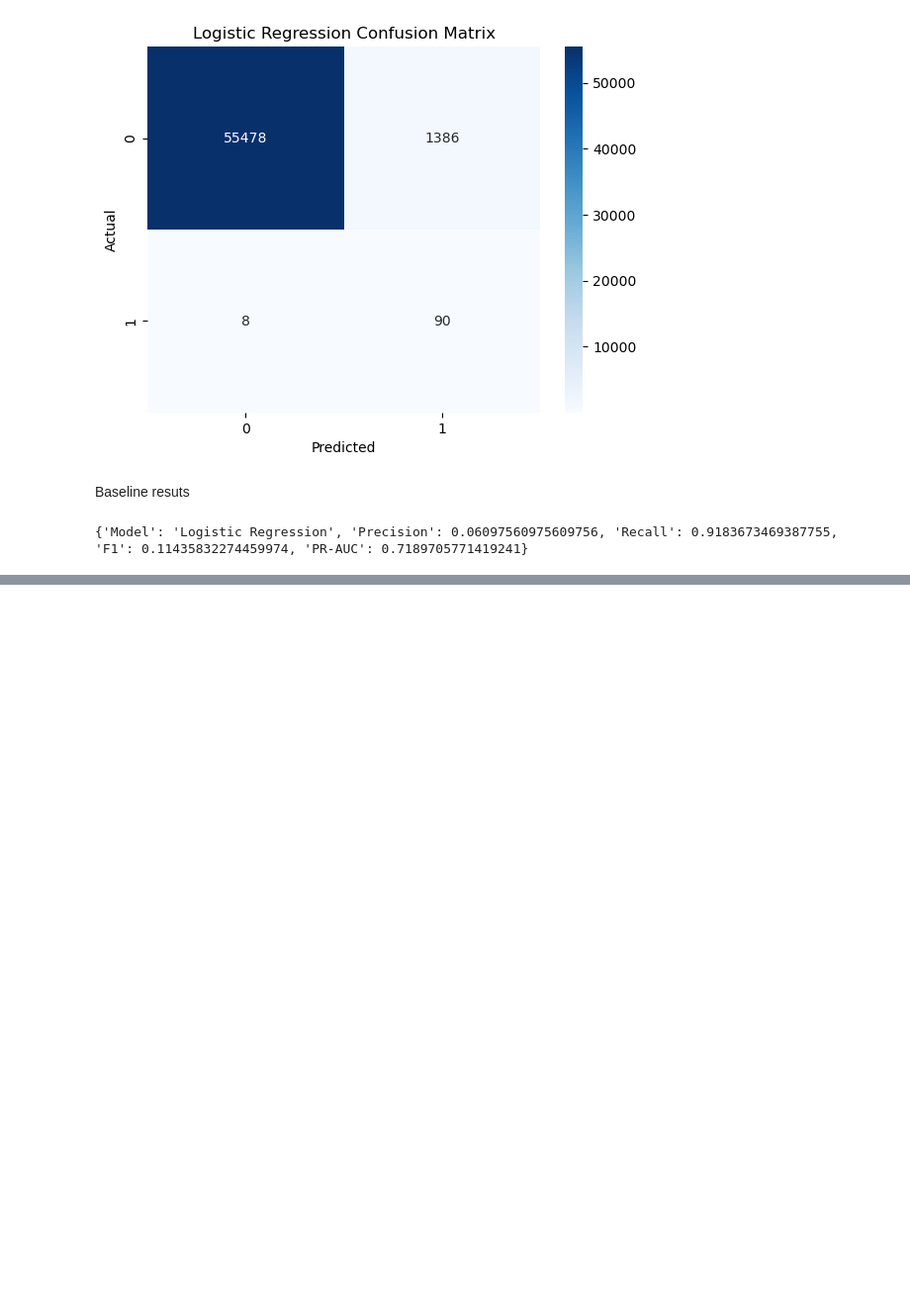
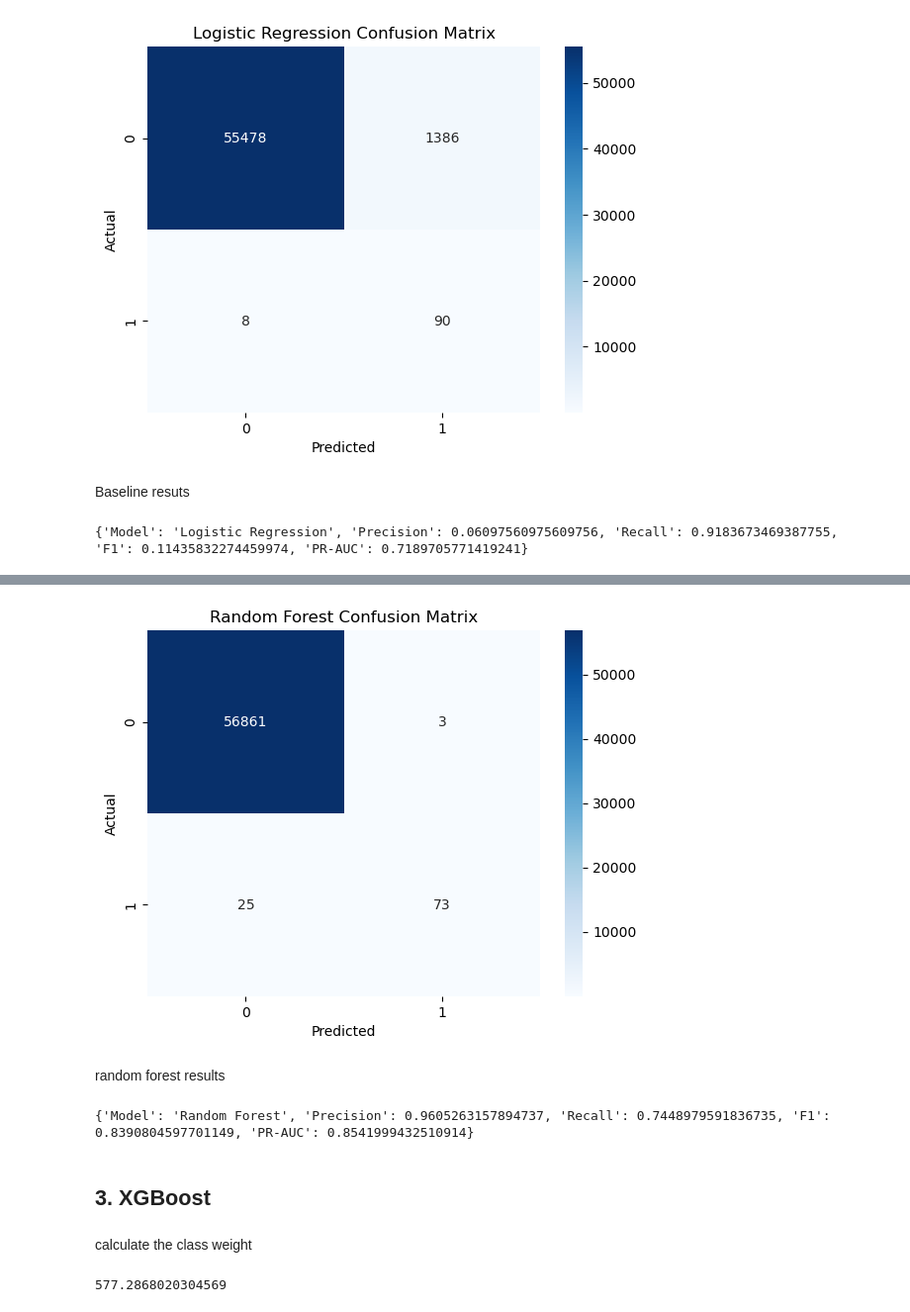
Before and after one commit to kafiaMhassan/Credit-Card-Anomaly-Detection, a Jupyter notebook: notebooks/modeling.ipynb, the cells around one changed output, grey strips where cells are left out. Shown at 99% size. Saved outputs shown, nothing was run; the diff lists cells and outputs as text; code cells hidden in the pictures; blank space fills up the shorter version.

Commit message:
random forest and xgboost

```diff
--- a/notebooks/modeling.ipynb
+++ b/notebooks/modeling.ipynb
@@ -127,0 +132,9 @@ print(baseline_results)
+# %%
+rf = RandomForestClassifier(
+    n_estimators=100,
+    class_weight="balanced",
+    random_state=42,
+    n_jobs=-1
+)
+
+rf.fit(X_train, y_train)
@@ -127,0 +145,4 @@ print(baseline_results)
+# %%
+y_pred_rf = rf.predict(X_test)
+
+y_prob_rf = rf.predict_proba(X_test)[:, 1]
@@ -127,0 +178,41 @@ print(baseline_results)
+# %%
+#confusion matrix
+cm_rf = confusion_matrix(y_test, y_pred_rf)
+
+sns.heatmap(
+    cm_rf,
+    annot=True,
+    fmt="d",
+    cmap="Blues"
+)
+
+plt.xlabel("Predicted")
+plt.ylabel("Actual")
+plt.title("Random Forest Confusion Matrix")
+plt.show()
+# %% [output]
+[figure, added]
+# %% [markdown]
+random forest results
+# %%
+rf_results = {
+    "Model": "Random Forest",
+    "Precision": precision_rf,
+    "Recall": recall_rf,
+    "F1": f1_rf,
+    "PR-AUC": pr_auc_rf
+}
+
+print(rf_results)
+# %% [output]
+{'Model': 'Random Forest', 'Precision': 0.9605263157894737, 'Recall': 0.7448979591836735, 'F1': 0.8390804597701149, 'PR-AUC': 0.8541999432510914}
+# %% [markdown]
+## 3. XGBoost
+# %% [markdown]
+calculate the class weight
+# %%
+scale_pos_weight = (y_train == 0).sum() / (y_train == 1).sum()
+
+print(scale_pos_weight)
+# %% [output]
+577.2868020304569
```
Also changed, not shown: parts of 16 cells of this notebook.
